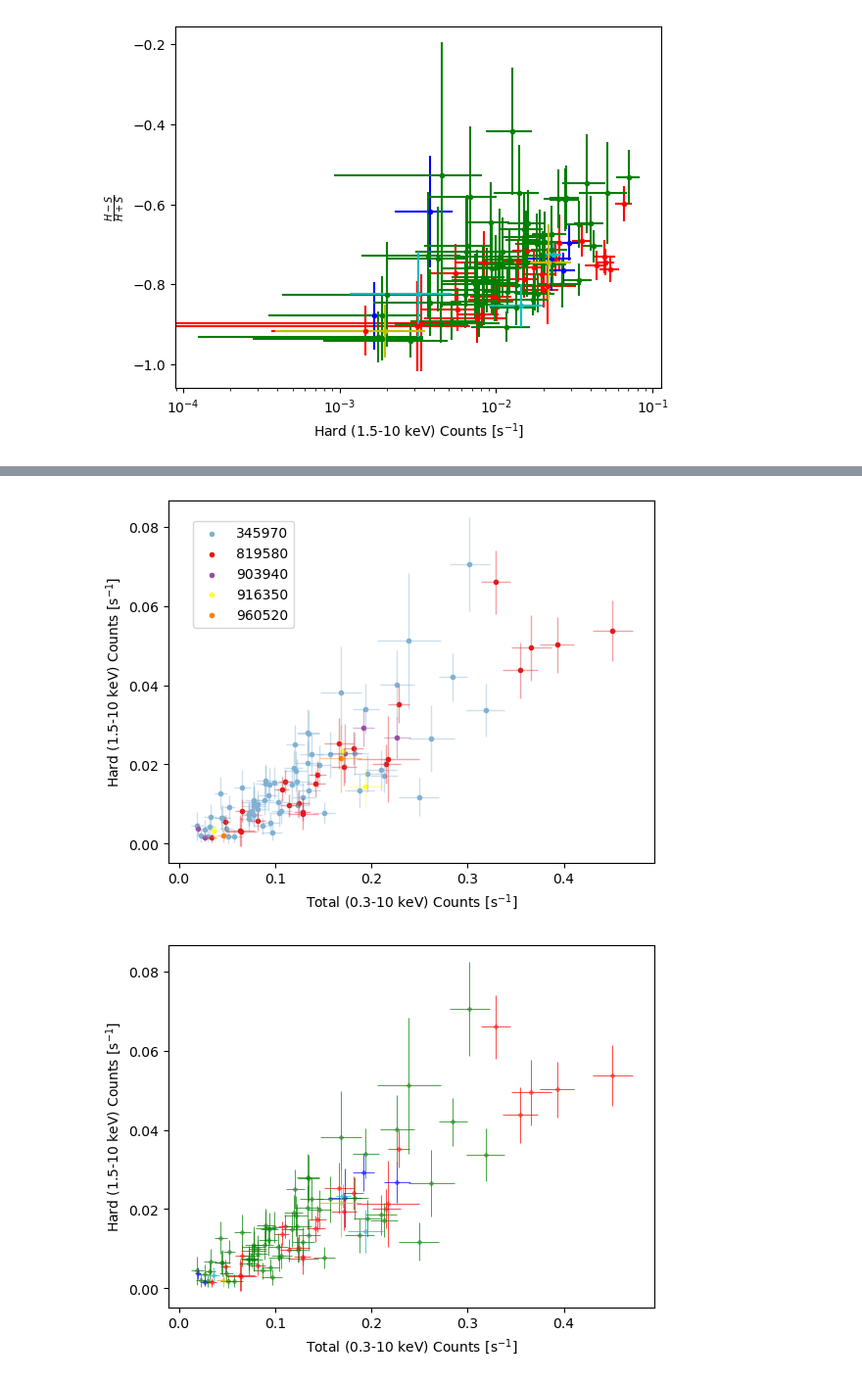
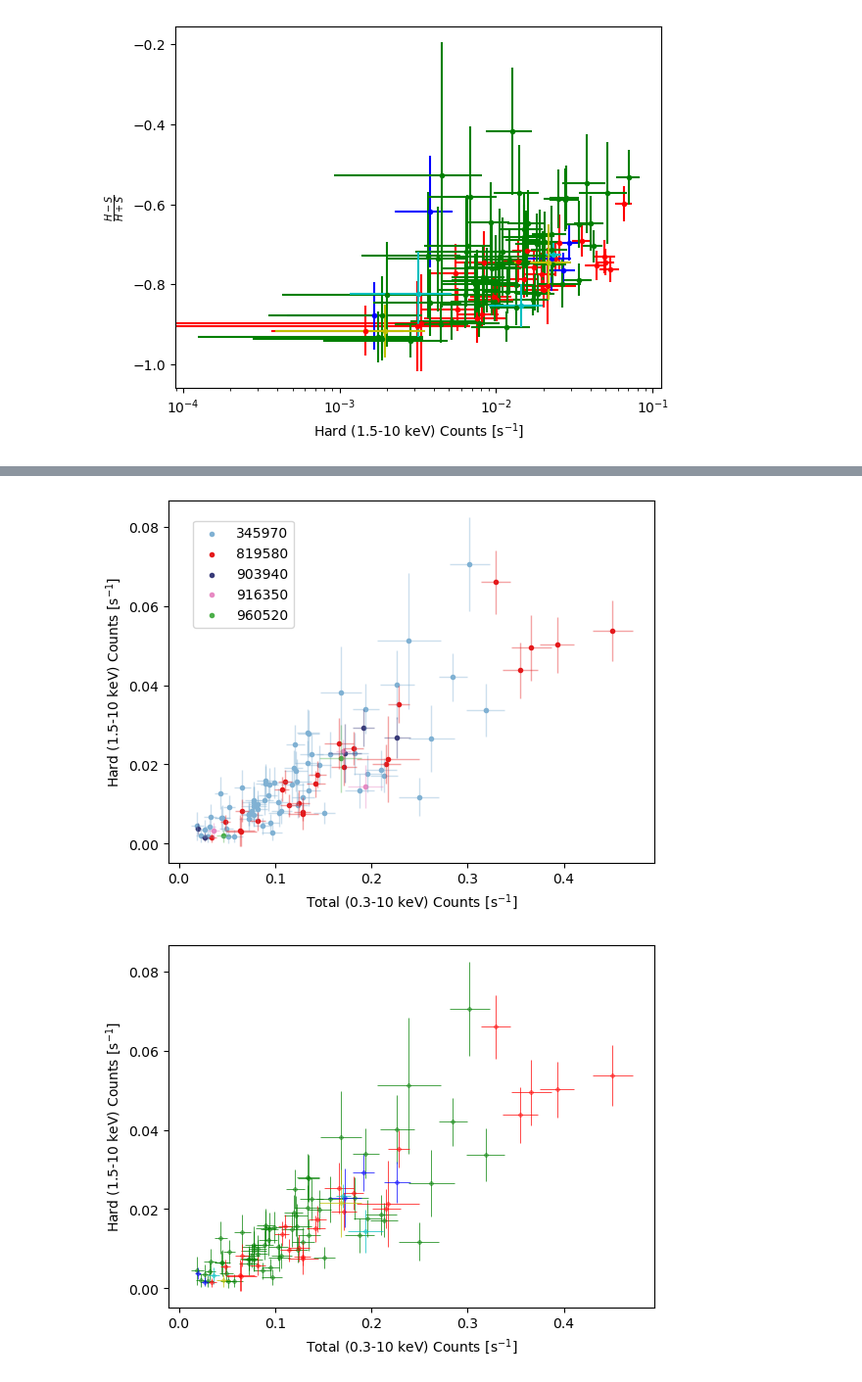
Before and after one commit to martapisci/IRAS_13224-3809, a Jupyter notebook: lc_iras13224-3809.ipynb, the cells around one changed output, grey strips where cells are left out. Shown at 98% size. Saved outputs shown, nothing was run; the diff lists cells and outputs as text; code cells hidden in the pictures.

```diff
--- a/lc_iras13224-3809.ipynb
+++ b/lc_iras13224-3809.ipynb
@@ -15,6 +15,9 @@ mpl.rcParams.update(mpl.rcParamsDefault)
 plt.rcParams.update(plt.rcParamsDefault)
 cmap = plt.get_cmap('Set3')
 cmap2 = plt.get_cmap('Set1')
+cmap3 = plt.get_cmap('Dark2')
+cmap4 = plt.get_cmap('tab20b')
+cmap5 = plt.get_cmap('Set2')
 # %% [markdown]
 IRAS 13224-3809 is a Narrow line Seyfert 1, this source has been widely observed in the past years, mainly because of its high variability and its relative proximity compared to other sources.\
 In the following analysis I reported all the observations carried out with the XRT telescope in the Swift satellite. The observations are sampled in five different campaigns.\
@@ -361,30 +364,30 @@ plt.show()
 # %%
 #hard cts v soft cts
 plt.errorbar(lcurve3['cts'],lcurve3['1.5-10keV'],xerr=lcurve3['0.3-1.5keV_err'],yerr=lcurve3['1.5-10keV_err'], color=cmap(4) , marker=',', linestyle='None',linewidth =1,alpha = 0.4)
 plt.scatter(lcurve3['cts'],lcurve3['1.5-10keV'], color=cmap(4) , marker='.', linestyle='None',linewidth =1,label = '345970')
 plt.errorbar(lcurve1['cts'],lcurve1['1.5-10keV'],xerr=lcurve1['0.3-1.5keV_err'],yerr=lcurve1['1.5-10keV_err'], color=cmap2(0), marker=',', linestyle='None',linewidth =1,alpha = 0.4)
 plt.scatter(lcurve1['cts'],lcurve1['1.5-10keV'], color=cmap2(0) , marker='.', linestyle='None',linewidth =1,label = '819580')
-plt.errorbar(lcurve2['cts'],lcurve2['1.5-10keV'],xerr=lcurve2['0.3-1.5keV_err'],yerr=lcurve2['1.5-10keV_err'], color=cmap2(3), marker=',', linestyle='None',linewidth =1,alpha = 0.4)
-plt.scatter(lcurve2['cts'],lcurve2['1.5-10keV'], color=cmap2(3) , marker='.', linestyle='None',linewidth =1,label = '903940')
-plt.errorbar(lcurve4['cts'],lcurve4['1.5-10keV'],xerr=lcurve4['0.3-1.5keV_err'],yerr=lcurve4['1.5-10keV_err'], color=cmap2(5), marker=',', linestyle='None',linewidth =1,alpha = 0.4)
-plt.scatter(lcurve4['cts'],lcurve4['1.5-10keV'], color=cmap2(5) , marker='.', linestyle='None',linewidth =1,label = '916350')
-plt.errorbar(lcurve5['cts'],lcurve5['1.5-10keV'],xerr=lcurve5['0.3-1.5keV_err'],yerr=lcurve5['1.5-10keV_err'], color=cmap2(4), marker=',', linestyle='None',linewidth =1,alpha = 0.4)
-plt.scatter(lcurve5['cts'],lcurve5['1.5-10keV'], color=cmap2(4) , marker='.', linestyle='None',linewidth =1,label = '960520')
+plt.errorbar(lcurve2['cts'],lcurve2['1.5-10keV'],xerr=lcurve2['0.3-1.5keV_err'],yerr=lcurve2['1.5-10keV_err'], color=cmap4(0), marker=',', linestyle='None',linewidth =1,alpha = 0.4)
+plt.scatter(lcurve2['cts'],lcurve2['1.5-10keV'], color=cmap4(0) , marker='.', linestyle='None',linewidth =1,label = '903940')
+plt.errorbar(lcurve4['cts'],lcurve4['1.5-10keV'],xerr=lcurve4['0.3-1.5keV_err'],yerr=lcurve4['1.5-10keV_err'], color=cmap5(3), marker=',', linestyle='None',linewidth =1,alpha = 0.4)
+plt.scatter(lcurve4['cts'],lcurve4['1.5-10keV'], color=cmap5(3) , marker='.', linestyle='None',linewidth =1,label = '916350')
+plt.errorbar(lcurve5['cts'],lcurve5['1.5-10keV'],xerr=lcurve5['0.3-1.5keV_err'],yerr=lcurve5['1.5-10keV_err'], color=cmap2(2), marker=',', linestyle='None',linewidth =1,alpha = 0.4)
+plt.scatter(lcurve5['cts'],lcurve5['1.5-10keV'], color=cmap2(2) , marker='.', linestyle='None',linewidth =1,label = '960520')
 
 
 
 
 # Legend setup
 #handles, labels = ax.get_legend_handles_labels()
 
 plt.legend(loc=(0.05,0.65))
 
 # Label setup
 plt.xlabel('Total (0.3-10 keV) Counts [s$^{-1}$]')
 plt.ylabel('Hard (1.5-10 keV) Counts [s$^{-1}$]')
 plt.savefig("plot/hardcts_vs_soft.pdf")
 plt.show()
 # %% [output]
-[figure, old version]
+[figure, new version]
 # %%
 ### hard cts v soft cts
```
Also changed, not shown: parts of 12 cells of this notebook, 17 other files.
